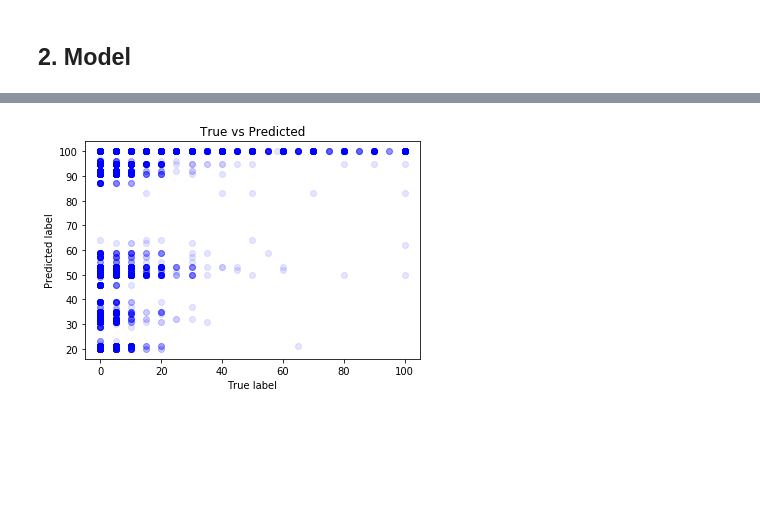
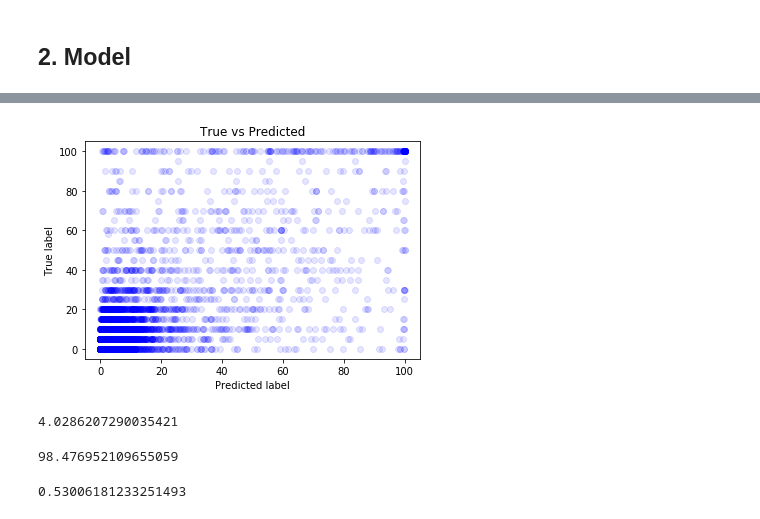
Before and after one commit to janickrohrbach/arthritis-net, a Jupyter notebook: deepxray_regression_crps_oversampled.ipynb, the cells around one changed output, grey strips where cells are left out. Cells and saved outputs as stored; diff of their text form; code cells hidden in the pictures; blank space fills up the shorter version.

Commit message:
working CRPS model on oversampled data

```diff
--- a/deepxray_regression_crps_oversampled.ipynb
+++ b/deepxray_regression_crps_oversampled.ipynb
@@ -91,9 +91,8 @@ labels_test = HDF5Matrix('/data/joint_scoring/labels_test_regression_cdf.h5', 'l
 # %%
 def crps(y_true, y_pred):
     diff = (y_true - y_pred)
-    diff_2 = diff * diff
-    div = diff_2 / K.ndim(y_true)
-    loss = K.sum(div)
+    diff_2 = K.square(diff)
+    loss = K.mean(diff_2)
     return loss
 # %% [markdown]
 ## 2. Model
@@ -145,19 +144,19 @@ def conv_model():
     model.add(Activation("relu"))
     model.add(MaxPooling2D(pool_size=(2, 2)))
     model.add(Flatten())
-    model.add(Dense(units=256, kernel_initializer="he_normal"))
+    model.add(Dense(units=8192, kernel_initializer="he_normal"))
     model.add(BatchNormalization())
     model.add(Activation("relu"))
-    model.add(Dropout(rate=0.5))
-    model.add(Dense(units=256, kernel_initializer="he_normal"))
+    model.add(Dropout(rate=0.2))
+    model.add(Dense(units=4096, kernel_initializer="he_normal"))
     model.add(BatchNormalization())
     model.add(Activation("relu"))
-    model.add(Dropout(rate=0.5))
-    model.add(Dense(units=101, kernel_initializer="he_normal", activation="softmax"))
+    model.add(Dropout(rate=0.2))
+    model.add(Dense(units=101, kernel_initializer="he_normal", activation="sigmoid"))
 
     # Compile model
     model.compile(optimizer="adam", loss=crps,
-                  metrics=['mae', 'acc'])
+                  metrics=[crps, "mae"])
 
     return model
 # %%
@@ -240,11 +257,14 @@ p = model.predict_proba(img_test)
+# %%
+pred = np.zeros(p.shape[0])
+
+for i in range(p.shape[0]):
+    pred[i] = sum(1 - p[i])
 # %%
-labels_test_reg = HDF5Matrix('/data/joint_scoring/labels_test_regression.h5', 'labels_test_regression')
-
 plt.title("True vs Predicted")
-plt.ylabel('Predicted label')
-plt.xlabel('True label')
-plt.scatter(x=labels_test_reg, y=pred, color="blue", alpha=0.1)
+plt.xlabel('Predicted label')
+plt.ylabel('True label')
+plt.scatter(x=pred, y=labels_test_reg, color="blue", alpha=0.1)
 
 plt.show()
 # %% [output]
-[figure, old version]
+[figure, new version]
@@ -251,3 +273,15 @@ plt.show()
+# %%
+mean_absolute_error(y_true=labels_test_reg, y_pred=pred)
+# %% [output]
+4.0286207290035421
+# %%
+mean_squared_error(y_true=labels_test_reg, y_pred=pred)
+# %% [output]
+98.476952109655059
+# %%
+r2_score(y_true=labels_test_reg, y_pred=pred)
+# %% [output]
+0.53006181233251493
 # %%
 from nbconvert import HTMLExporter
 import codecs
```
Also changed, not shown: parts of 9 cells of this notebook.
